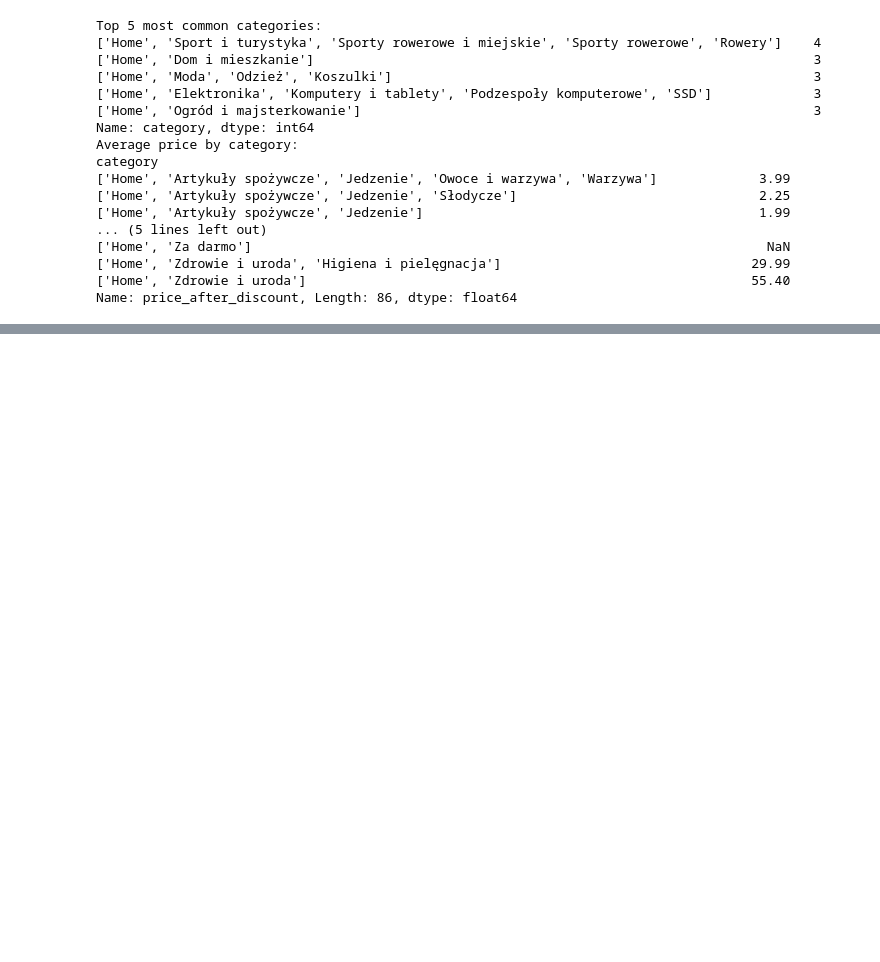
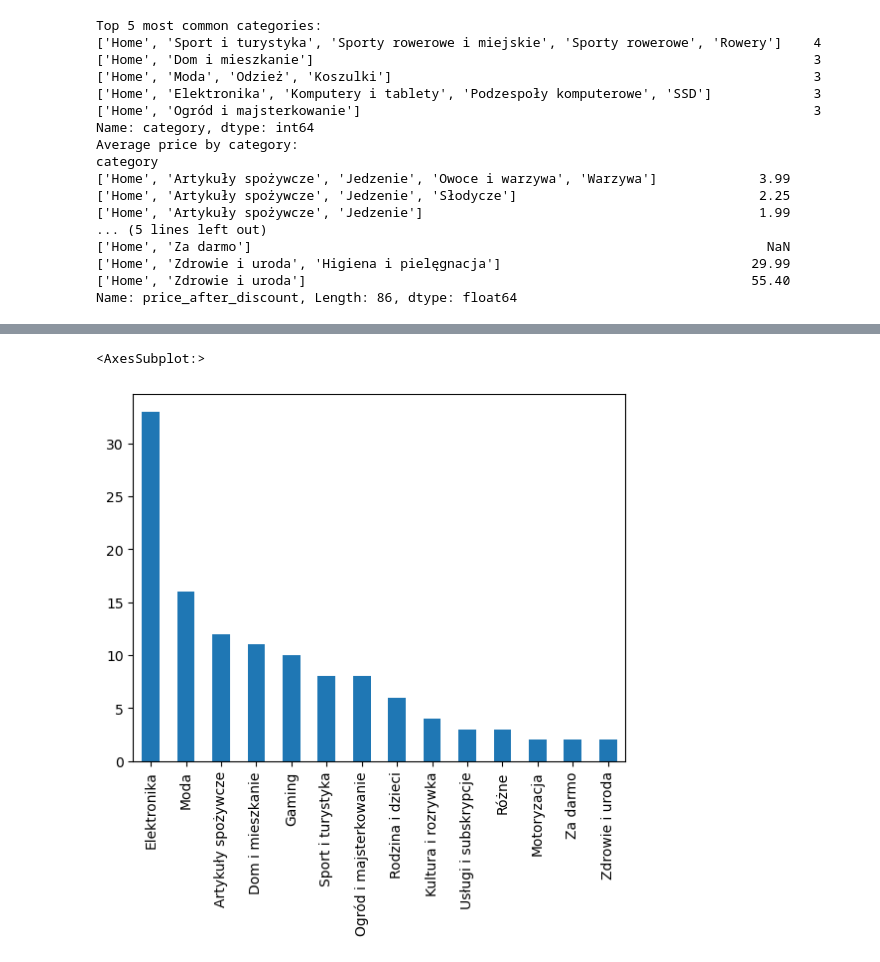
Before and after one commit to AdamJJ00/web-scrapping-pepper, a Jupyter notebook: pepper_data_analysis.ipynb, the cells around one changed output, grey strips where cells are left out. Drawn from its saved outputs; the diff is of its cells as text; code cells hidden in the pictures; blank space fills up the shorter version.

Commit message:
add value counts for each category

```diff
--- a/pepper_data_analysis.ipynb
+++ b/pepper_data_analysis.ipynb
@@ -204,0 +214,17 @@ Deal with lowest hotness:
+# %%
+import ast
+df['category'] = df['category'].apply(ast.literal_eval)
+
+def expand_categories(row):
+    categories_ = row['category']
+    for i, category in enumerate(categories_):
+        row[f'category_{i+1}'] = category
+    return row
+
+# apply the function to each row
+categories = df.apply(expand_categories, axis=1)
+# %%
+categories.category_2.value_counts().plot.bar()
+# %% [output]
+<AxesSubplot:>
+[figure, added]
```
Also changed, not shown: parts of 15 cells of this notebook.
